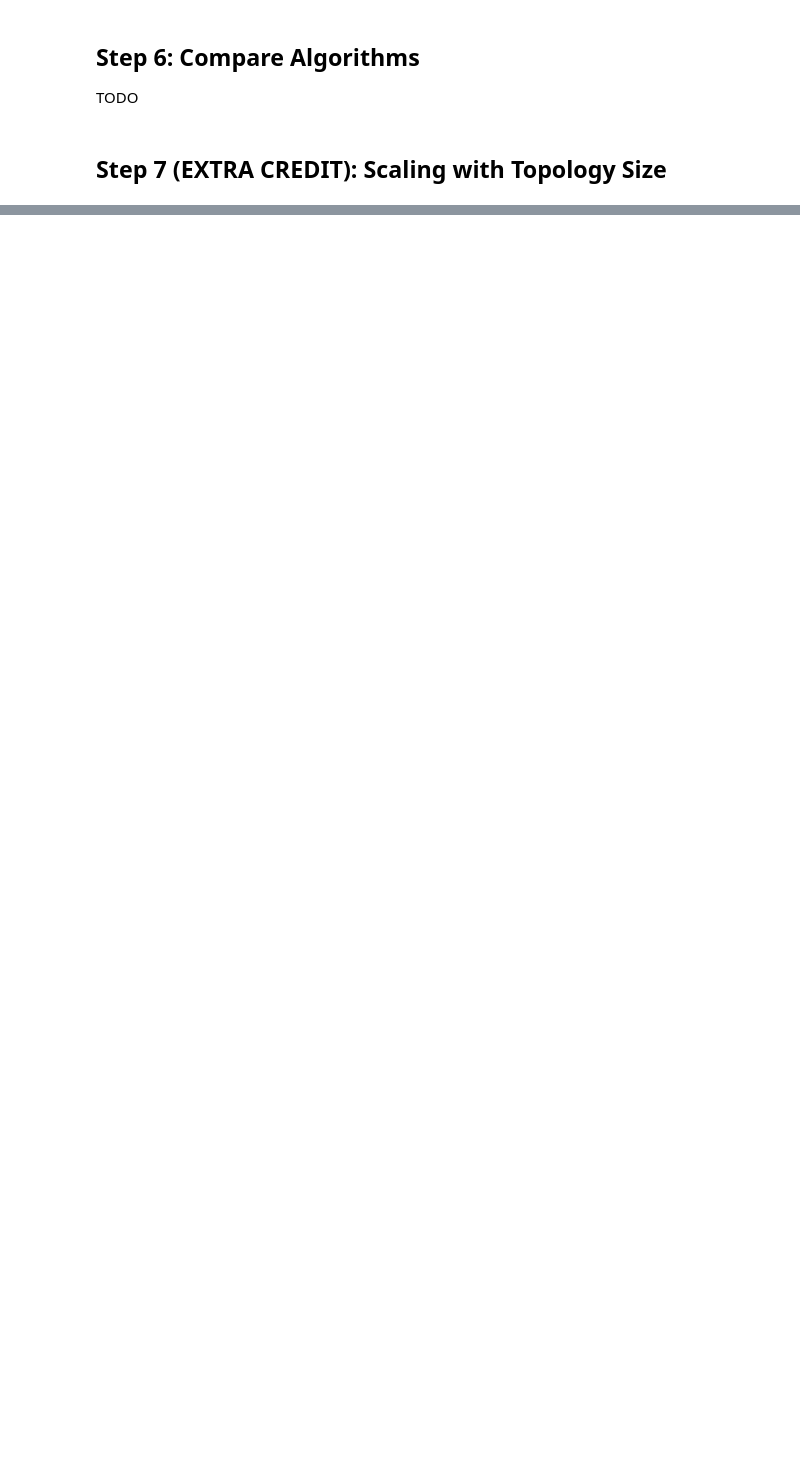
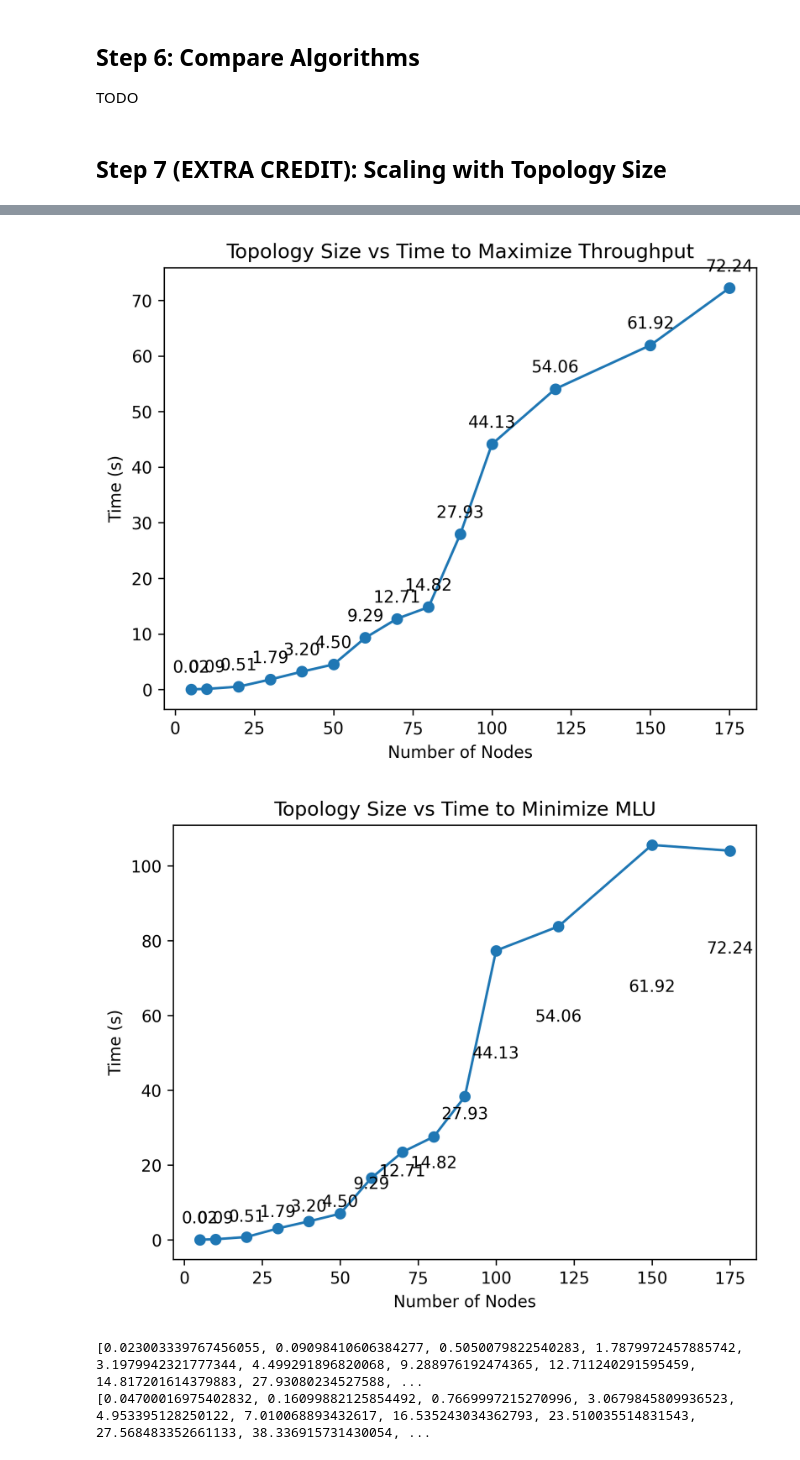
Before and after one commit to paulrrsachs/CS4450-Traffic-Engineering, a Jupyter notebook: traffic_engineering.ipynb, the cells around one changed output, grey strips where cells are left out. Saved outputs shown, nothing was run; the diff lists cells and outputs as text; code cells hidden in the pictures; blank space fills up the shorter version.

Commit message:
Added topology size solving time

```diff
--- a/traffic_engineering.ipynb
+++ b/traffic_engineering.ipynb
@@ -308,0 +738,10 @@ TODO
+# %%
+G13, demands_dict13, paths13= gen_rand_graph(150, 10000000, 10000000, m1=3, m2 =4, p =0.5)
+print("Maximizing")
+time1 = maximize_throughput(G13, paths13, demands_dict13, False)
+print("Minimizing")
+time2 = minimize_MLU(G13, paths13, demands_dict13, False)
+
+x_axis = x_axis + [150]
+y_axis_max = y_axis_max + [time1]
+y_axis_min = y_axis_min + [time2]
@@ -308,0 +766,10 @@ TODO
+# %%
+G14, demands_dict14, paths14= gen_rand_graph(175, 10000000, 10000000, m1=3, m2 =4, p =0.5)
+print("Maximizing")
+time1 = maximize_throughput(G14, paths14, demands_dict14, False)
+print("Minimizing")
+time2 = minimize_MLU(G14, paths14, demands_dict14, False)
+
+x_axis = x_axis + [175]
+y_axis_max = y_axis_max + [time1]
+y_axis_min = y_axis_min + [time2]
@@ -308,0 +794,40 @@ TODO
+# %%
+
+#plt.yscale("log")
+plt.plot(x_axis, y_axis_max, marker='o')
+plt.title('Topology Size vs Time to Maximize Throughput')
+plt.xlabel('Number of Nodes')
+plt.ylabel('Time (s)')
+
+#label points
+for x,y in zip(x_axis, y_axis_max):
+  label = "{:.2f}".format(y)
+  plt.annotate(label,
+                 (x,y),
+                 textcoords="offset points",
+                 xytext=(0,10),
+                 ha='center')
+
+plt.show()
+
+#plt.yscale("log")
+plt.plot(x_axis, y_axis_min, marker = 'o')
+plt.title('Topology Size vs Time to Minimize MLU')
+plt.xlabel('Number of Nodes')
+plt.ylabel('Time (s)')
+for x,y in zip(x_axis, y_axis_max):
+  label = "{:.2f}".format(y)
+  plt.annotate(label,
+                 (x,y),
+                 textcoords="offset points",
+                 xytext=(0,10),
+                 ha='center')
+plt.show()
+
+print(y_axis_max)
+print(y_axis_min)
+# %% [output]
+[figure, added]
+[figure, added]
+[0.023003339767456055, 0.09098410606384277, 0.5050079822540283, 1.7879972457885742, 3.1979942321777344, 4.499291896820068, 9.288976192474365, 12.711240291595459, 14.817201614379883, 27.93080234527588, ...
+[0.04700016975402832, 0.16099882125854492, 0.7669997215270996, 3.0679845809936523, 4.953395128250122, 7.010068893432617, 16.535243034362793, 23.510035514831543, 27.568483352661133, 38.336915731430054, ...
```
Also changed, not shown: parts of 23 cells of this notebook.
